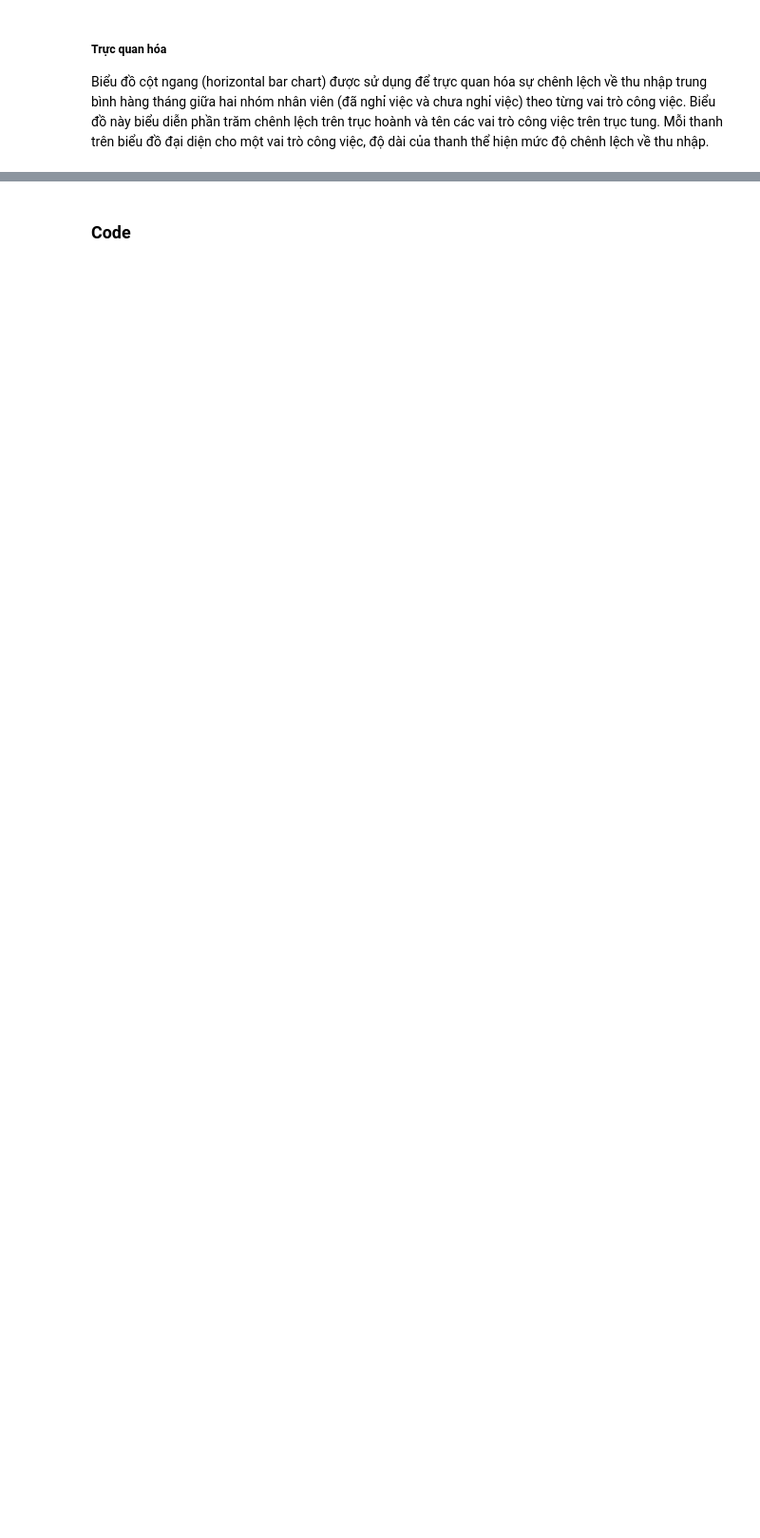
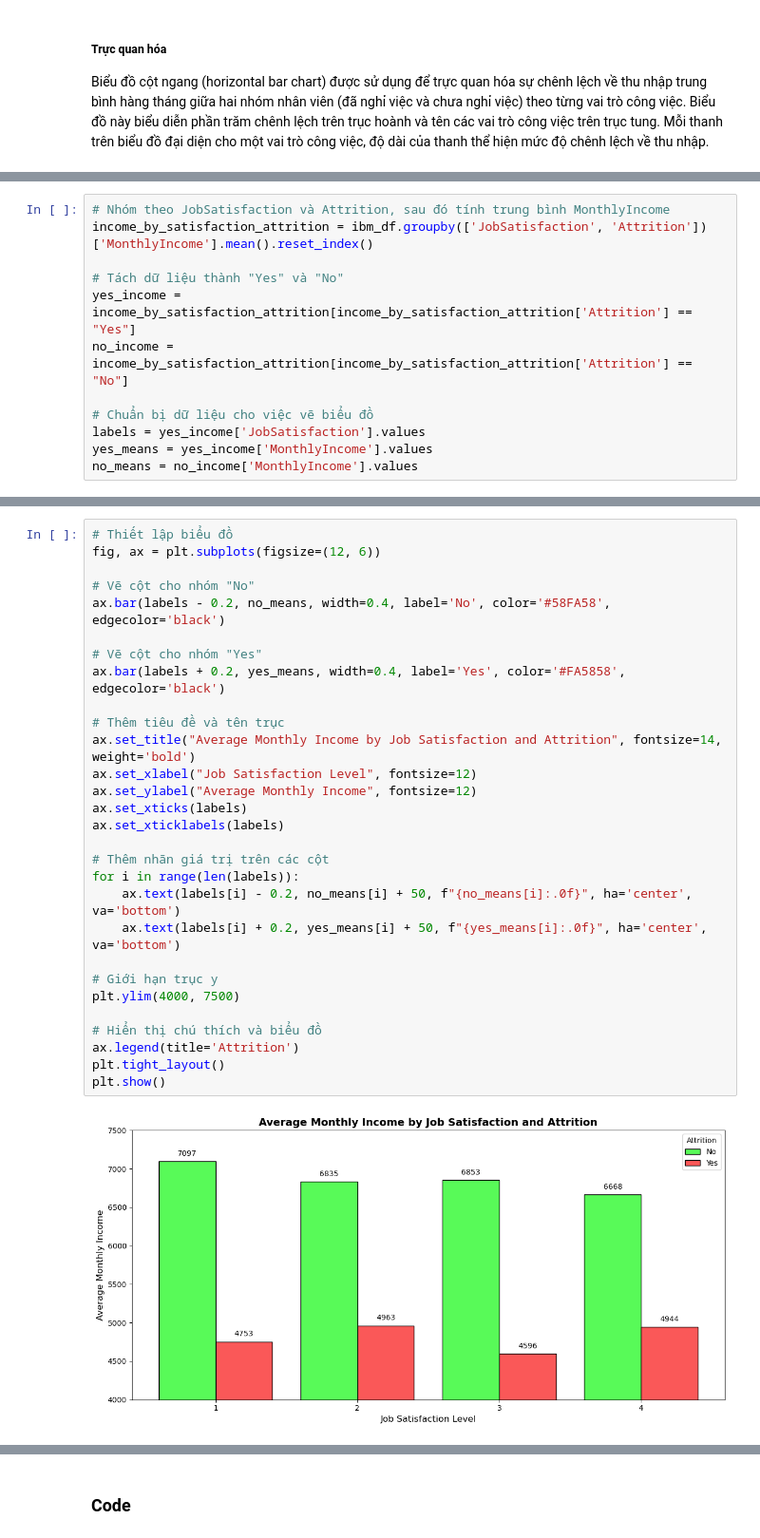
Before and after one commit to hungchou8994/LTKHDL, a Jupyter notebook: AskMeaningfulQuestions.ipynb, the cells around one changed output, grey strips where cells are left out. Shown at 95% size. Cells and saved outputs as stored; diff of their text form; blank space fills up the shorter version.

```diff
--- a/AskQuesion.ipynb
+++ b/AskMeaningfulQuestions.ipynb
@@ -259,0 +115,12 @@ plt.show()
+# %%
+# Nhóm theo JobSatisfaction và Attrition, sau đó tính trung bình MonthlyIncome
+income_by_satisfaction_attrition = ibm_df.groupby(['JobSatisfaction', 'Attrition'])['MonthlyIncome'].mean().reset_index()
+
+# Tách dữ liệu thành "Yes" và "No"
+yes_income = income_by_satisfaction_attrition[income_by_satisfaction_attrition['Attrition'] == "Yes"]
+no_income = income_by_satisfaction_attrition[income_by_satisfaction_attrition['Attrition'] == "No"]
+
+# Chuẩn bị dữ liệu cho việc vẽ biểu đồ
+labels = yes_income['JobSatisfaction'].values
+yes_means = yes_income['MonthlyIncome'].values
+no_means = no_income['MonthlyIncome'].values
@@ -259,0 +130,31 @@ plt.show()
+# %%
+# Thiết lập biểu đồ
+fig, ax = plt.subplots(figsize=(12, 6))
+
+# Vẽ cột cho nhóm "No"
+ax.bar(labels - 0.2, no_means, width=0.4, label='No', color='#58FA58', edgecolor='black')
+
+# Vẽ cột cho nhóm "Yes"
+ax.bar(labels + 0.2, yes_means, width=0.4, label='Yes', color='#FA5858', edgecolor='black')
+
+# Thêm tiêu đề và tên trục
+ax.set_title("Average Monthly Income by Job Satisfaction and Attrition", fontsize=14, weight='bold')
+ax.set_xlabel("Job Satisfaction Level", fontsize=12)
+ax.set_ylabel("Average Monthly Income", fontsize=12)
+ax.set_xticks(labels)
+ax.set_xticklabels(labels)
+
+# Thêm nhãn giá trị trên các cột
+for i in range(len(labels)):
+    ax.text(labels[i] - 0.2, no_means[i] + 50, f"{no_means[i]:.0f}", ha='center', va='bottom')
+    ax.text(labels[i] + 0.2, yes_means[i] + 50, f"{yes_means[i]:.0f}", ha='center', va='bottom')
+
+# Giới hạn trục y
+plt.ylim(4000, 7500)
+
+# Hiển thị chú thích và biểu đồ
+ax.legend(title='Attrition')
+plt.tight_layout()
+plt.show()
+# %% [output]
+[figure, added]
```
Also changed, not shown: parts of 24 cells of this notebook.
